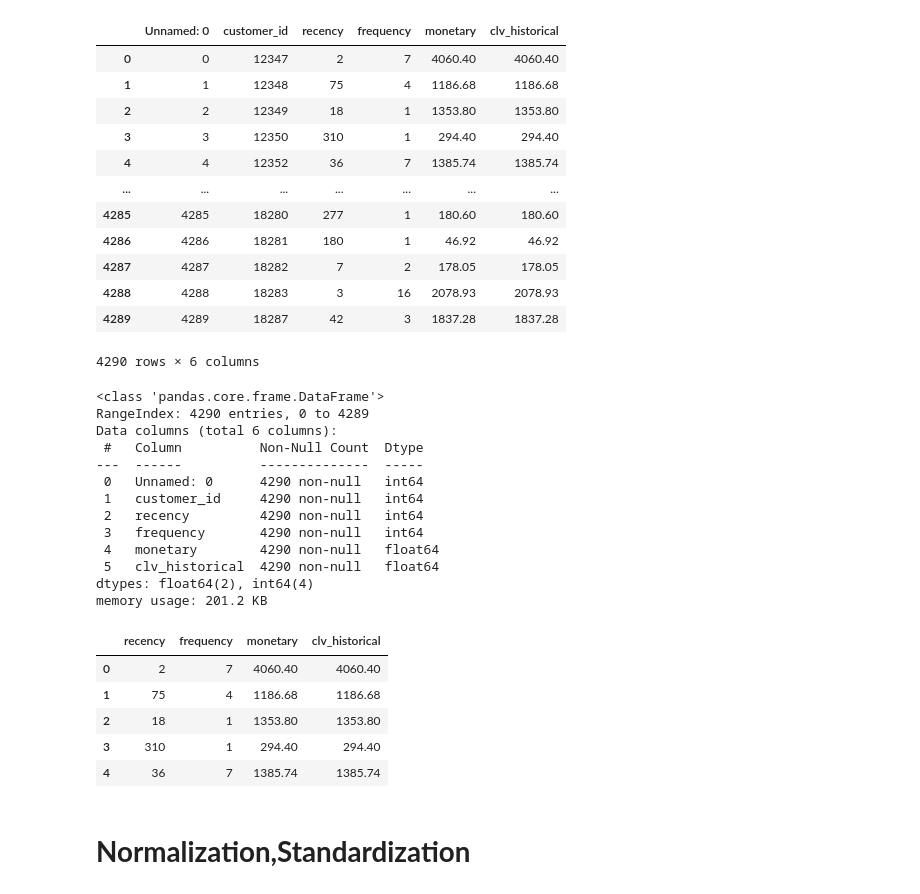
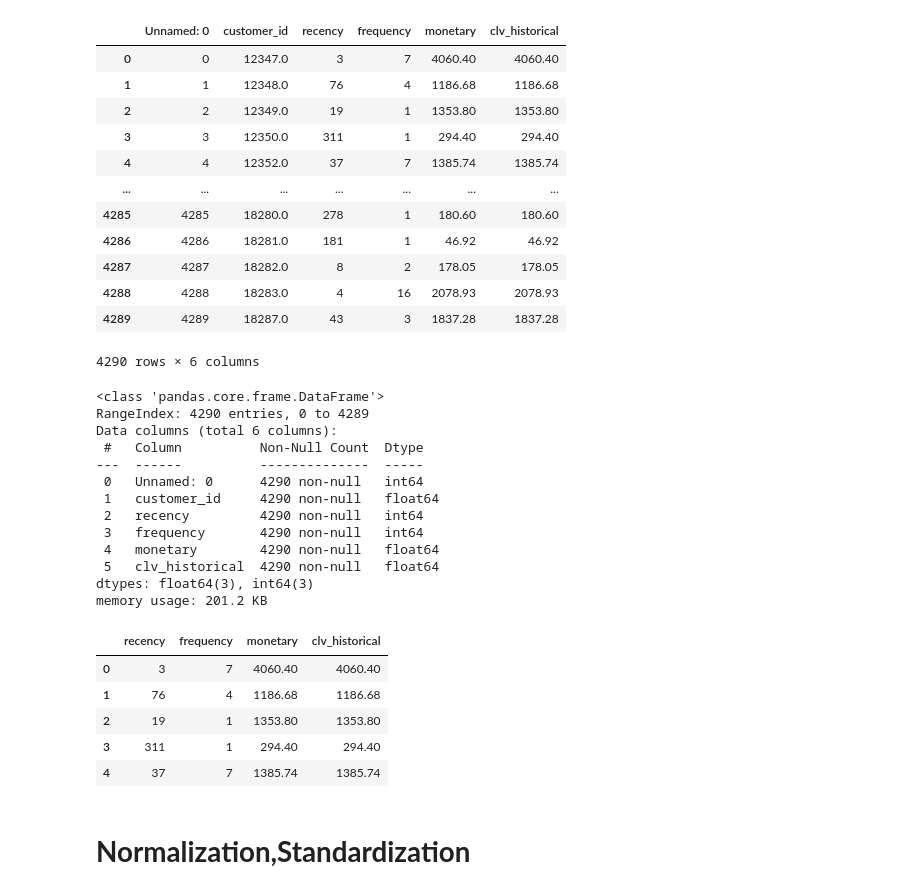
Before and after one commit to FarnazOmidvari/rfm-clv-dashboard, a Jupyter notebook: notebooks/rfm_clv_kmeans_normalized_data.ipynb, the cells around one changed output. Drawn from its saved outputs; the diff is of its cells as text; code cells hidden in the pictures.

```diff
--- a/notebooks/rfm_clv_kmeans_normalized_data.ipynb
+++ b/notebooks/rfm_clv_kmeans_normalized_data.ipynb
@@ -9,19 +10,19 @@ import plotly.express as px
 # %%
-rfm_clv = pd.read_excel('/content/drive/MyDrive/ColabNotebooks/GoalEarn/Prj-8/GitHub/online_retail_rfm_clv(historical)_realdata.xlsx')
+rfm_clv = pd.read_csv('../exports/online_retail_rfm_clv(historical)_realdata.csv')
 rfm_clv
 # %% [output]
 |  | Unnamed: 0 | customer_id | recency | frequency | monetary | clv_historical |
-| 0 | 0 | 12347 | 2 | 7 | 4060.40 | 4060.40 |
-| 1 | 1 | 12348 | 75 | 4 | 1186.68 | 1186.68 |
-| 2 | 2 | 12349 | 18 | 1 | 1353.80 | 1353.80 |
-| 3 | 3 | 12350 | 310 | 1 | 294.40 | 294.40 |
-| 4 | 4 | 12352 | 36 | 7 | 1385.74 | 1385.74 |
+| 0 | 0 | 12347.0 | 3 | 7 | 4060.40 | 4060.40 |
+| 1 | 1 | 12348.0 | 76 | 4 | 1186.68 | 1186.68 |
+| 2 | 2 | 12349.0 | 19 | 1 | 1353.80 | 1353.80 |
+| 3 | 3 | 12350.0 | 311 | 1 | 294.40 | 294.40 |
+| 4 | 4 | 12352.0 | 37 | 7 | 1385.74 | 1385.74 |
 | ... | ... | ... | ... | ... | ... | ... |
-| 4285 | 4285 | 18280 | 277 | 1 | 180.60 | 180.60 |
-| 4286 | 4286 | 18281 | 180 | 1 | 46.92 | 46.92 |
-| 4287 | 4287 | 18282 | 7 | 2 | 178.05 | 178.05 |
-| 4288 | 4288 | 18283 | 3 | 16 | 2078.93 | 2078.93 |
-| 4289 | 4289 | 18287 | 42 | 3 | 1837.28 | 1837.28 |
+| 4285 | 4285 | 18280.0 | 278 | 1 | 180.60 | 180.60 |
+| 4286 | 4286 | 18281.0 | 181 | 1 | 46.92 | 46.92 |
+| 4287 | 4287 | 18282.0 | 8 | 2 | 178.05 | 178.05 |
+| 4288 | 4288 | 18283.0 | 4 | 16 | 2078.93 | 2078.93 |
+| 4289 | 4289 | 18287.0 | 43 | 3 | 1837.28 | 1837.28 |
 4290 rows × 6 columns
 # %%
 rfm_clv.info()
@@ -32,12 +33,12 @@ Data columns (total 6 columns):
  #   Column          Non-Null Count  Dtype
 ---  ------          --------------  -----
  0   Unnamed: 0      4290 non-null   int64
- 1   customer_id     4290 non-null   int64
+ 1   customer_id     4290 non-null   float64
  2   recency         4290 non-null   int64
  3   frequency       4290 non-null   int64
  4   monetary        4290 non-null   float64
  5   clv_historical  4290 non-null   float64
-dtypes: float64(2), int64(4)
+dtypes: float64(3), int64(3)
 memory usage: 201.2 KB
 # %%
 relevant_cols = ["recency", "frequency", "monetary" , "clv_historical"]
@@ -46,11 +47,11 @@ rfm_clv_n = rfm_clv[relevant_cols]
 rfm_clv_n.head()
 # %% [output]
 |  | recency | frequency | monetary | clv_historical |
-| 0 | 2 | 7 | 4060.40 | 4060.40 |
-| 1 | 75 | 4 | 1186.68 | 1186.68 |
-| 2 | 18 | 1 | 1353.80 | 1353.80 |
-| 3 | 310 | 1 | 294.40 | 294.40 |
-| 4 | 36 | 7 | 1385.74 | 1385.74 |
+| 0 | 3 | 7 | 4060.40 | 4060.40 |
+| 1 | 76 | 4 | 1186.68 | 1186.68 |
+| 2 | 19 | 1 | 1353.80 | 1353.80 |
+| 3 | 311 | 1 | 294.40 | 294.40 |
+| 4 | 37 | 7 | 1385.74 | 1385.74 |
 # %% [markdown]
 
  # **Normalization,Standardization**
```
Also changed, not shown: parts of 21 cells of this notebook, 19 other files.
